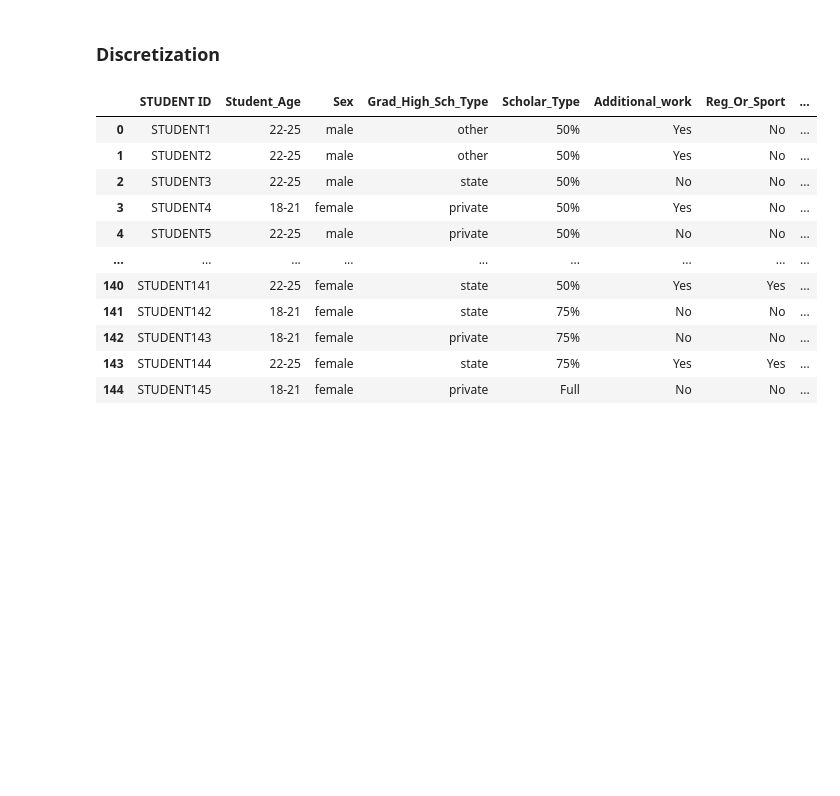
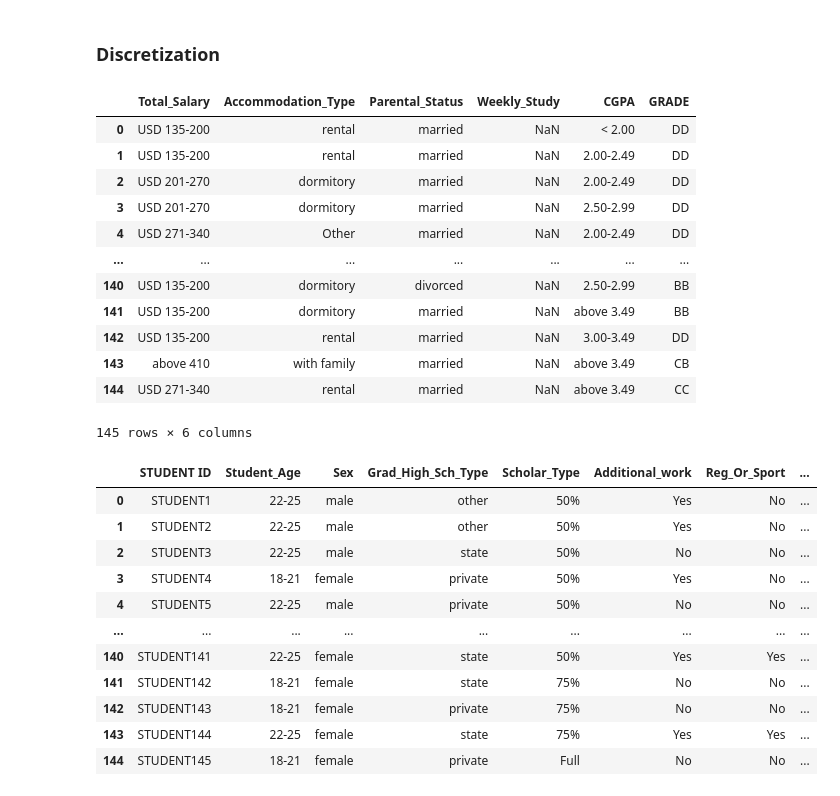
Before and after one commit to waiee/Higher-Education-Students-Performance-Evaluation---Association-Rule-Mining, a Jupyter notebook: test.ipynb, the cells around one changed output. Drawn from its saved outputs; the diff is of its cells as text; code cells hidden in the pictures; blank space fills up the shorter version.

```diff
--- a/test.ipynb
+++ b/test.ipynb
@@ -277,7 +277,23 @@ display(final_df)
 # %% [markdown]
 ### Discretization
 # %%
-col = ['Total_Salary','Parental_Status','Weekly_Study','CGPA', 'Grade']
+col = ['Total_Salary','Accommodation_Type','Parental_Status','Weekly_Study','CGPA', 'GRADE']
+newfinal_df = final_df[col].copy()
+display(newfinal_df)
+# %% [output]
+|  | Total_Salary | Accommodation_Type | Parental_Status | Weekly_Study | CGPA | GRADE |
+| 0 | USD 135-200 | rental | married | NaN | < 2.00 | DD |
+| 1 | USD 135-200 | rental | married | NaN | 2.00-2.49 | DD |
+| 2 | USD 201-270 | dormitory | married | NaN | 2.00-2.49 | DD |
+| 3 | USD 201-270 | dormitory | married | NaN | 2.50-2.99 | DD |
+| 4 | USD 271-340 | Other | married | NaN | 2.00-2.49 | DD |
+| ... | ... | ... | ... | ... | ... | ... |
+| 140 | USD 135-200 | dormitory | divorced | NaN | 2.50-2.99 | BB |
+| 141 | USD 135-200 | dormitory | married | NaN | above 3.49 | BB |
+| 142 | USD 135-200 | rental | married | NaN | 3.00-3.49 | DD |
+| 143 | above 410 | with family | married | NaN | above 3.49 | CB |
+| 144 | USD 271-340 | rental | married | NaN | above 3.49 | CC |
+145 rows × 6 columns
 # %%
 from sklearn.preprocessing import OneHotEncoder
 import pandas as pd
```
